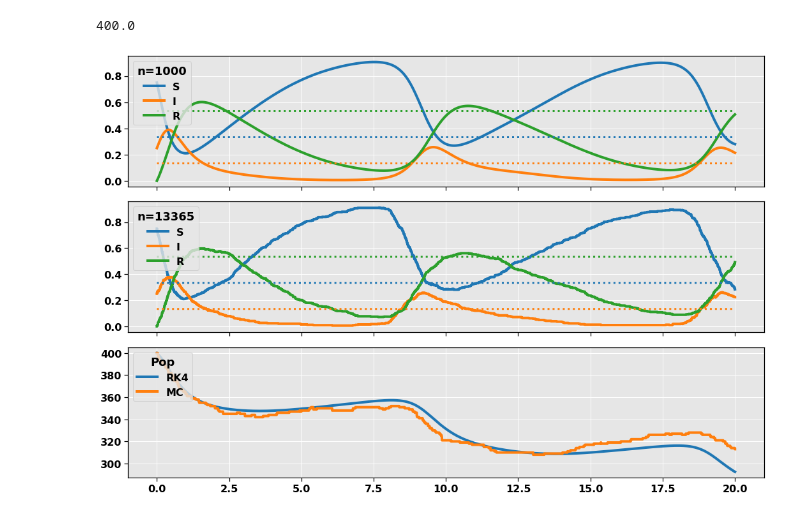
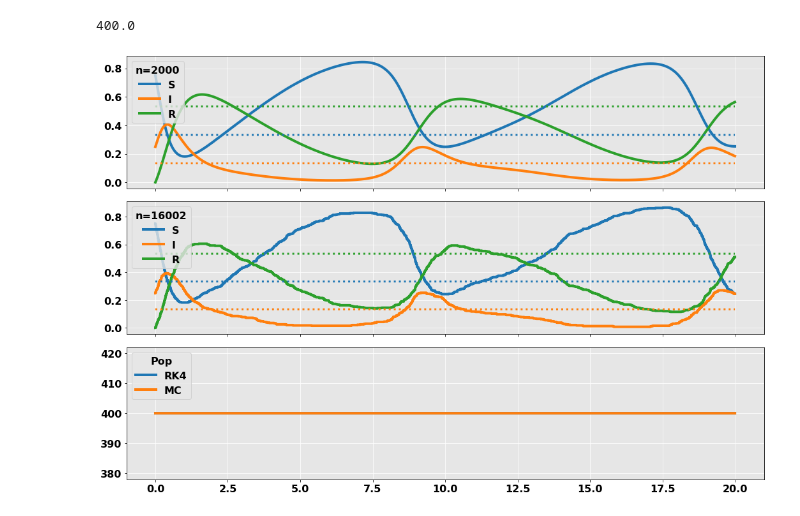
Before and after one commit to fonstelien/FYS4150, a Jupyter notebook: project5/source/project5.ipynb, the cells around one changed output. Cells and saved outputs as stored; diff of their text form; code cells hidden in the pictures.

```diff
--- a/project5/source/project5.ipynb
+++ b/project5/source/project5.ipynb
@@ -33,71 +33,72 @@ plt.rc('figure', titlesize=LARGE)  # fontsize of the figure title
 COLORS = plt.rcParams['axes.prop_cycle'].by_key()['color']
 # %%
 #%%timeit -r 1
-tn = 20
+t_end = 20
 
 N0 = 400
 I0 = 100
+A = 2
 a = 4
 b = 2
 c = .5
-e = .02
-d = .01
-dI = .3
+e = .0
+d = .0
+dI = .0
+F = .0
+f = .0
 
-fa = (lambda t: 4 + 2*np.cos((2*np.pi/10)*(t)))
-#fa = (lambda t: a)
-#f = (lambda t: .05 + .02*np.cos((2*np.pi/10)*(t)))
-f = (lambda t: .0)
+plot_const = True
+
+n = 100*t_end
+sirs1 = Sirs(N0, I0, A=A, a=a, b=b, c=c, e=e, d=d, dI=dI, F=F, f=f)
+solver1 = SirsSolver(sirs1)
+solver1.run_rk4(t_end, n)
+
+sirs2 = Sirs(N0, I0, A=A, a=a, b=b, c=c, e=e, d=d, dI=dI, F=F, f=f)
+solver2 = SirsSolver(sirs2)
+solver2.run_mc(t_end, seed=5)
+
 
 fig, axes = plt.subplots(ncols=1, nrows=3, sharex=True, figsize=(15,10))
 
 ax = axes[0]
-n = 1000
-sirs1 = Sirs(N0, I0, fa=fa, b=b, c=c, e=e, d=d, dI=dI, f=f)
-solver1 = SirsSolver(sirs1)
-solver1.run_rk4(tn, n)
 S, I, R = solver1.get_fractions()
-
 ax.plot(solver1.t, S)
 ax.plot(solver1.t, I)
 ax.plot(solver1.t, R)
 ax.legend(['S', 'I', 'R'], title=f'n={n}', loc='upper left')
-if True:
-    s, i, r = sirs1.fractions()
+if plot_const:
+    s, i, r = sirs1.constant_fractions()
     ax.plot(solver1.t, np.zeros(n+1) + s, ':', color=COLORS[0], lw=3)
     ax.plot(solver1.t, np.zeros(n+1) + i, ':', color=COLORS[1], lw=3)
     ax.plot(solver1.t, np.zeros(n+1) + r, ':', color=COLORS[2], lw=3)
 
 
 ax = axes[1]
-sirs2 = Sirs(N0, I0, fa=fa, b=b, c=c, e=e, d=d, dI=dI, f=f)
-solver2 = SirsSolver(sirs2)
-solver2.run_mc(tn, seed=5)
 S, I, R = solver2.get_fractions()
-
 nt = len(solver2.t)
 ax.plot(solver2.t, S)
 ax.plot(solver2.t, I)
 ax.plot(solver2.t, R)
 ax.legend(['S', 'I', 'R'], title=f'n={nt}', loc='upper left')
-if True:
-    s, i, r = sirs2.fractions()
+if plot_const:
+    s, i, r = sirs2.constant_fractions()
     ax.plot(solver2.t, np.zeros(nt) + s, ':', color=COLORS[0], lw=3)
     ax.plot(solver2.t, np.zeros(nt) + i, ':', color=COLORS[1], lw=3)
     ax.plot(solver2.t, np.zeros(nt) + r, ':', color=COLORS[2], lw=3)
 
 
 ax = axes[2]
 ax.plot(solver1.t, solver1.res['N'])
 ax.plot(solver2.t, solver2.res['N'])
 ax.legend(['RK4', 'MC'], title=f'Pop', loc='upper left')
 print(solver2.res['N'].max())
 
 plt.tight_layout()
 plt.show()
 # %% [output]
 400.0
-[figure, old version]
+[figure, new version]
 # %%
 (solver2.t[1:] - solver2.t[:-1]).min(), (solver2.t[1:] - solver2.t[:-1]).max()
 # %% [output]
```
Also changed, not shown: parts of 1 cell of this notebook, 1 other file.
